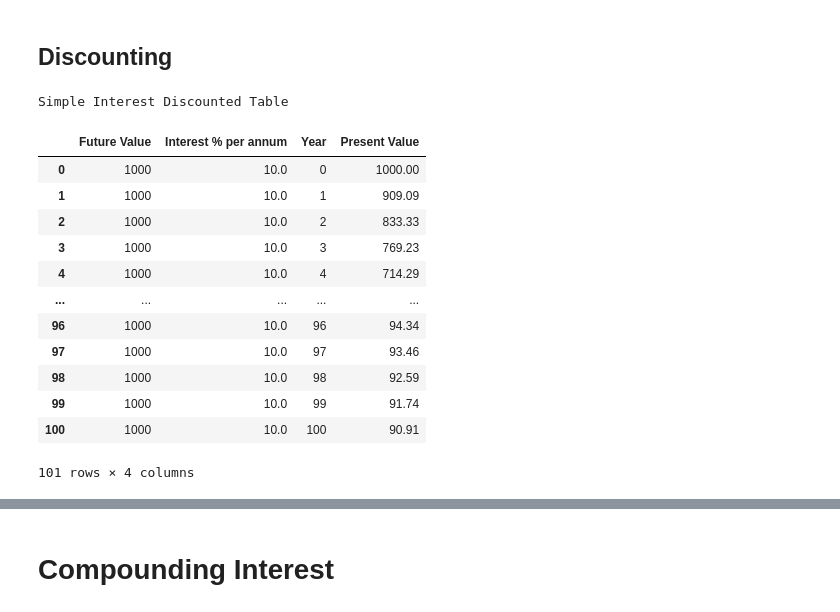
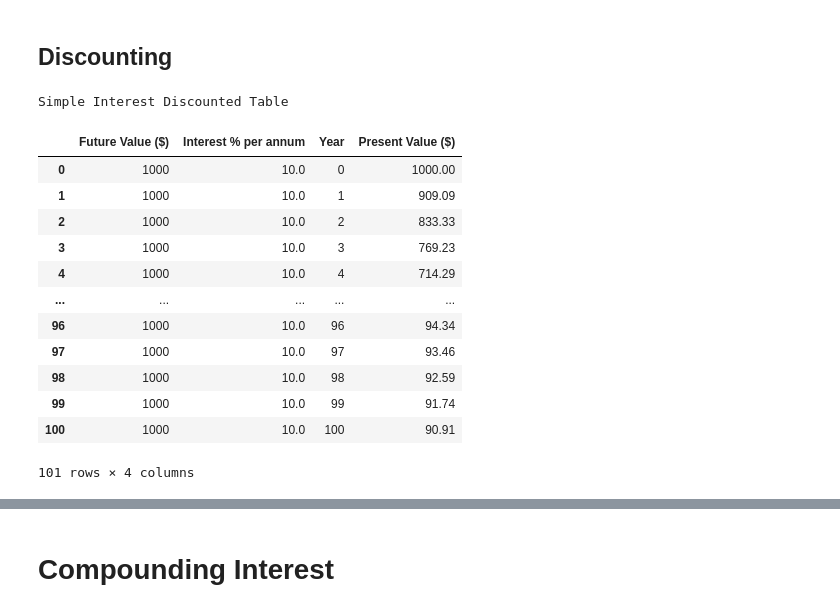
Before and after one commit to meernadir7/Finance, a Jupyter notebook: S_C_Interest.ipynb, the cells around one changed output, grey strips where cells are left out. Drawn from its saved outputs; the diff is of its cells as text; code cells hidden in the pictures.

```diff
--- a/S_C_Interest.ipynb
+++ b/S_C_Interest.ipynb
@@ -14,15 +14,15 @@ i = 0.10 #10% per annum
 n = 100 # years
 #FV = ?
 
-FVS = {'Present Value':[], 'Interest % per annum':[], 'Year':[], 'Future Value':[]}
+FVS = {'Present Value ($)':[], 'Interest % per annum':[], 'Year':[], 'Future Value ($)':[]}
 
 for x in range(0,n+1):
     value = PV*(1+i*x)
     y = round(value, 2)
-    FVS['Present Value'].append(PV)
+    FVS['Present Value ($)'].append(PV)
     FVS['Interest % per annum'].append(i*100)
     FVS['Year'].append(x)
-    FVS['Future Value'].append(y)
+    FVS['Future Value ($)'].append(y)
 SimpleInterest = pd.DataFrame(data=FVS, index=None)
 print("Simple Interest Table")
 SimpleInterest
@@ -57,24 +57,24 @@ fig.set_facecolor('lightsteelblue')
 # %%
 FV = 1000
 i = 0.10 #10% per annum
 n = 100 # years
 #PV = ?
 
-PVS = {'Future Value':[], 'Interest % per annum':[], 'Year':[], 'Present Value':[]}
+PVS = {'Future Value ($)':[], 'Interest % per annum':[], 'Year':[], 'Present Value ($)':[]}
 
 for x in range(0,n+1):
     value = FV/(1+i*x)
     y = round(value, 2)
-    PVS['Future Value'].append(FV)
+    PVS['Future Value ($)'].append(FV)
     PVS['Interest % per annum'].append(i*100)
     PVS['Year'].append(x)
-    PVS['Present Value'].append(y)
+    PVS['Present Value ($)'].append(y)
 SimpleInterest_D = pd.DataFrame(data=PVS, index=None)
 print("Simple Interest Discounted Table")
 SimpleInterest_D
 # %% [output]
 Simple Interest Discounted Table
-|  | Future Value | Interest % per annum | Year | Present Value |
+|  | Future Value ($) | Interest % per annum | Year | Present Value ($) |
 | 0 | 1000 | 10.0 | 0 | 1000.00 |
 | 1 | 1000 | 10.0 | 1 | 909.09 |
 | 2 | 1000 | 10.0 | 2 | 833.33 |
```
Also changed, not shown: parts of 7 cells of this notebook.
